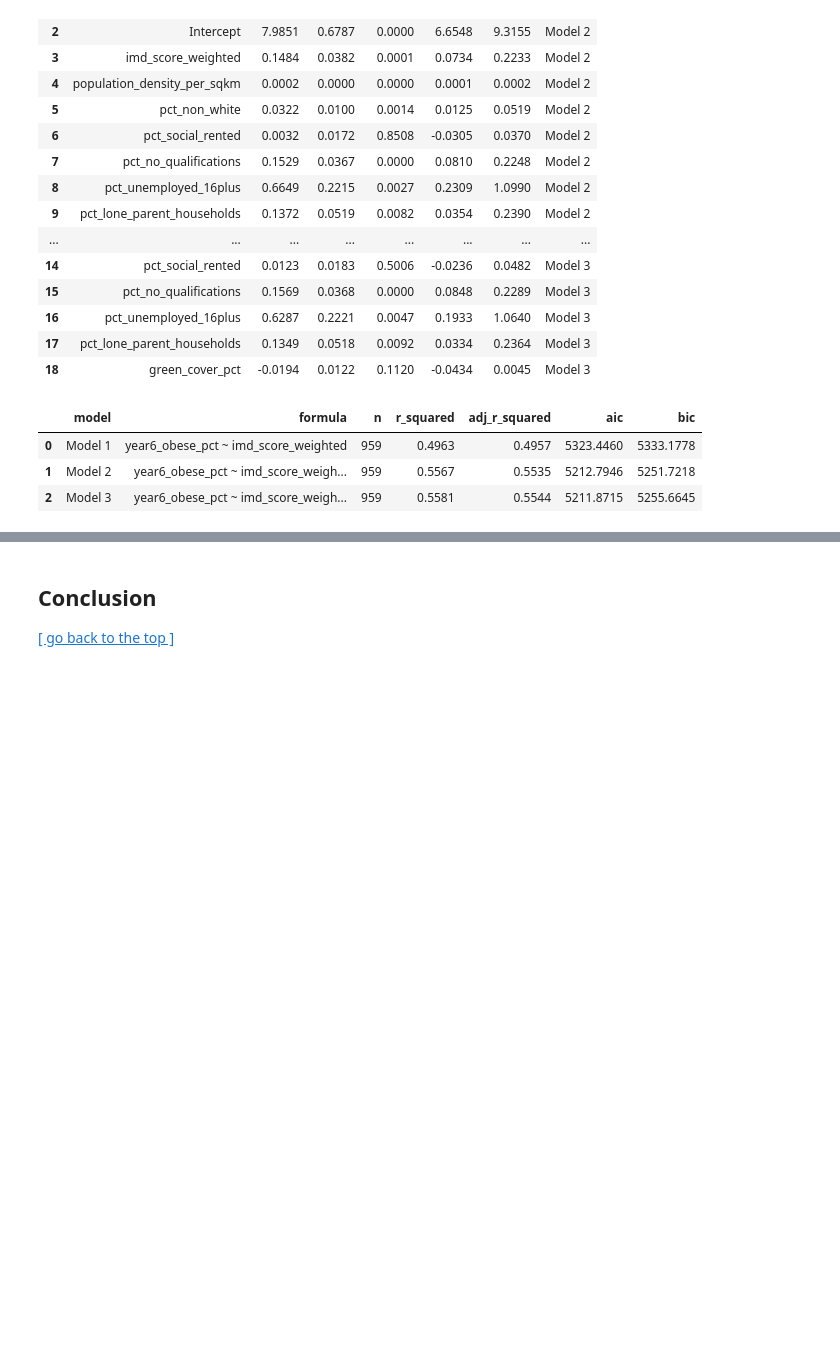
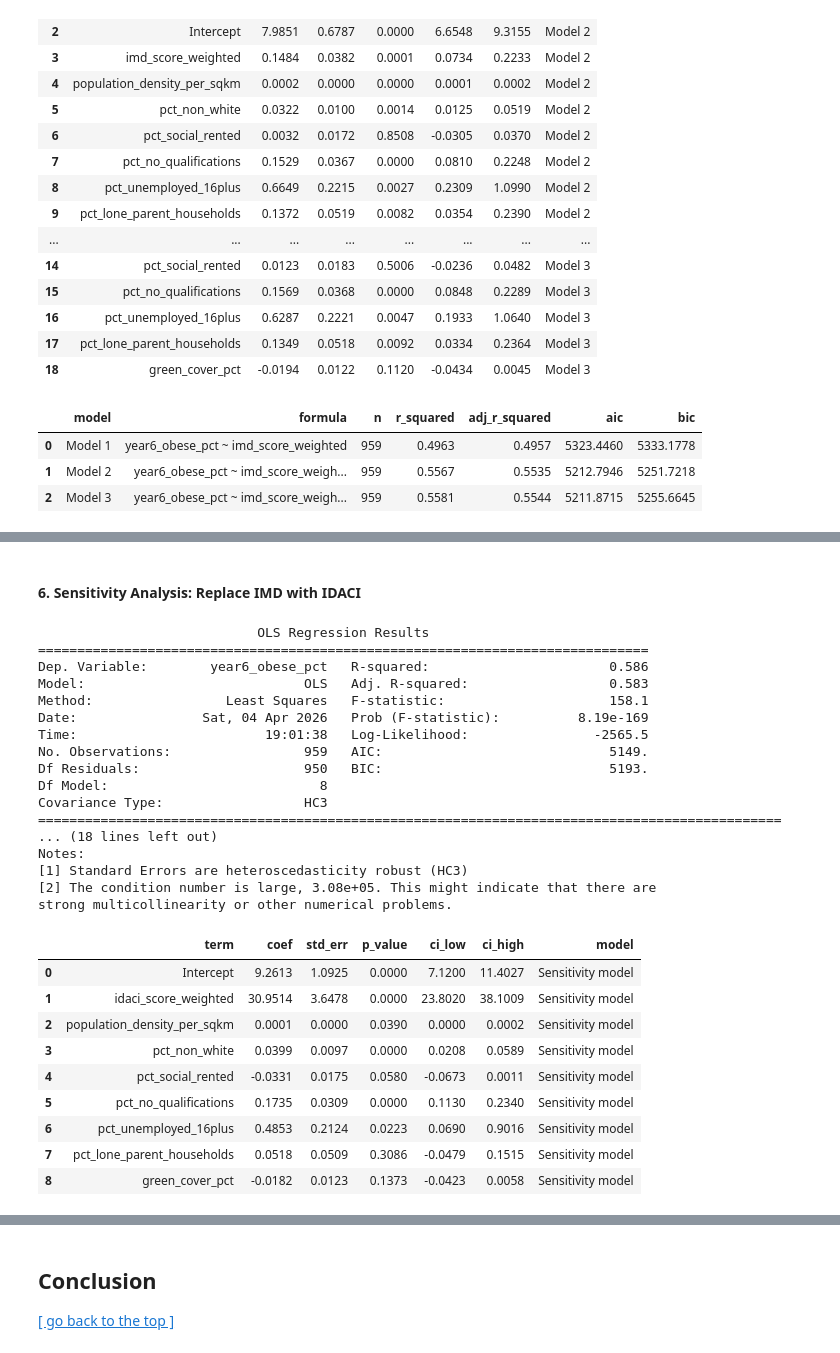
Before and after one commit to Levine-l/CASA0006_project, a Jupyter notebook: Template_submission_CASA0006.ipynb, the cells around one changed output, grey strips where cells are left out. Saved outputs shown, nothing was run; the diff lists cells and outputs as text; code cells hidden in the pictures; blank space fills up the shorter version.

```diff
--- a/Template_submission_CASA0006.ipynb
+++ b/Template_submission_CASA0006.ipynb
@@ -588,0 +690,42 @@ model_fit.to_csv(TABLE_DIR / "regression_model_fit.csv", index=False)
+# %% [markdown]
+#### 6. Sensitivity Analysis: Replace IMD with IDACI
+# %%
+sensitivity_vars = [OUTCOME, "idaci_score_weighted"] + SOCIODEMOGRAPHIC_VARS + [GREEN_VAR]
+sensitivity_data = model_data.dropna(subset=sensitivity_vars).copy().reset_index(drop=True)
+
+formula_sensitivity = f"{OUTCOME} ~ idaci_score_weighted + {' + '.join(SOCIODEMOGRAPHIC_VARS)} + {GREEN_VAR}"
+
+model_sensitivity = smf.ols(formula=formula_sensitivity, data=sensitivity_data).fit(cov_type="HC3")
+print(model_sensitivity.summary())
+
+sensitivity_tidy = tidy_model(model_sensitivity, "Sensitivity model")
+display(sensitivity_tidy.round(4))
+sensitivity_tidy.to_csv(TABLE_DIR / "sensitivity_tidy_results.csv", index=False)
+# %% [output]
+                            OLS Regression Results
+==============================================================================
+Dep. Variable:        year6_obese_pct   R-squared:                       0.586
+Model:                            OLS   Adj. R-squared:                  0.583
+Method:                 Least Squares   F-statistic:                     158.1
+Date:                Sat, 04 Apr 2026   Prob (F-statistic):          8.19e-169
+Time:                        19:01:38   Log-Likelihood:                -2565.5
+No. Observations:                 959   AIC:                             5149.
+Df Residuals:                     950   BIC:                             5193.
+Df Model:                           8
+Covariance Type:                  HC3
+===============================================================================================
+... (18 lines left out)
+Notes:
+[1] Standard Errors are heteroscedasticity robust (HC3)
+[2] The condition number is large, 3.08e+05. This might indicate that there are
+strong multicollinearity or other numerical problems.
+|  | term | coef | std_err | p_value | ci_low | ci_high | model |
+| 0 | Intercept | 9.2613 | 1.0925 | 0.0000 | 7.1200 | 11.4027 | Sensitivity model |
+| 1 | idaci_score_weighted | 30.9514 | 3.6478 | 0.0000 | 23.8020 | 38.1009 | Sensitivity model |
+| 2 | population_density_per_sqkm | 0.0001 | 0.0000 | 0.0390 | 0.0000 | 0.0002 | Sensitivity model |
+| 3 | pct_non_white | 0.0399 | 0.0097 | 0.0000 | 0.0208 | 0.0589 | Sensitivity model |
+| 4 | pct_social_rented | -0.0331 | 0.0175 | 0.0580 | -0.0673 | 0.0011 | Sensitivity model |
+| 5 | pct_no_qualifications | 0.1735 | 0.0309 | 0.0000 | 0.1130 | 0.2340 | Sensitivity model |
+| 6 | pct_unemployed_16plus | 0.4853 | 0.2124 | 0.0223 | 0.0690 | 0.9016 | Sensitivity model |
+| 7 | pct_lone_parent_households | 0.0518 | 0.0509 | 0.3086 | -0.0479 | 0.1515 | Sensitivity model |
+| 8 | green_cover_pct | -0.0182 | 0.0123 | 0.1373 | -0.0423 | 0.0058 | Sensitivity model |
```
Also changed, not shown: parts of 12 cells of this notebook.
